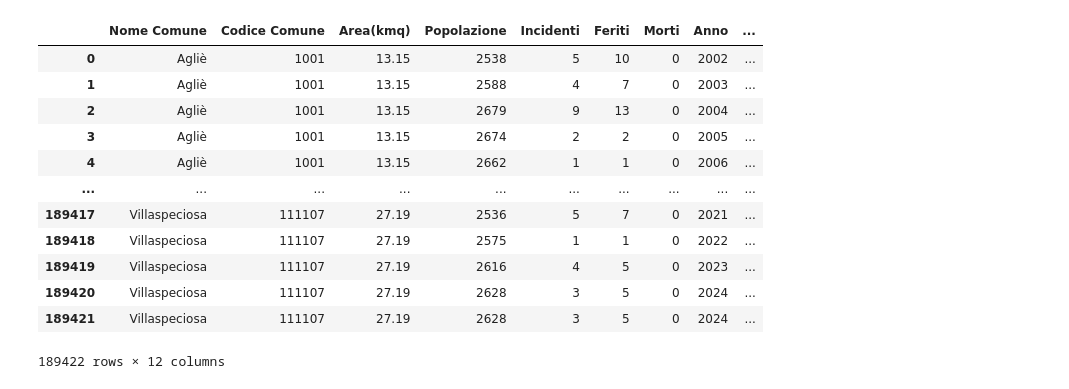
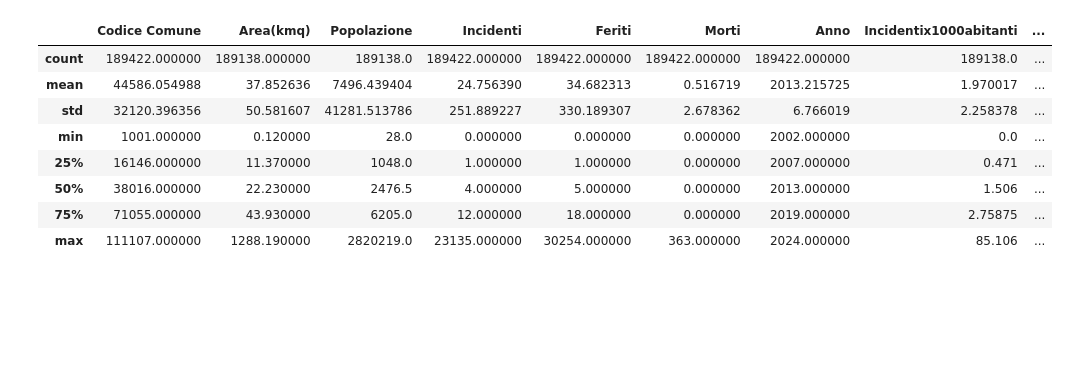
Before and after one commit to giuliocipone-lang/Boolean_capstone_project, a Jupyter notebook: EDA.ipynb, the cells around one changed output. Drawn from its saved outputs; the diff is of its cells as text; code cells hidden in the pictures; blank space fills up the shorter version.

```diff
--- a/EDA.ipynb
+++ b/EDA.ipynb
@@ -20,18 +20,14 @@ df['ab/km²'] = round(df['Popolazione']/(df['Area(kmq)']), 2)
 #Tasso di mortiferiti per incidenti mi dà quanto è grave.
 df['morti+feriti/incidenti'] = round((df['Feriti']+df['Morti'])/(df['Incidenti']), 2)
 # %%
-df
+df.describe()
 # %% [output]
-|  | Nome Comune | Codice Comune | Area(kmq) | Popolazione | Incidenti | Feriti | Morti | Anno | ... |
-| 0 | Agliè | 1001 | 13.15 | 2538 | 5 | 10 | 0 | 2002 | ... |
-| 1 | Agliè | 1001 | 13.15 | 2588 | 4 | 7 | 0 | 2003 | ... |
-| 2 | Agliè | 1001 | 13.15 | 2679 | 9 | 13 | 0 | 2004 | ... |
-| 3 | Agliè | 1001 | 13.15 | 2674 | 2 | 2 | 0 | 2005 | ... |
-| 4 | Agliè | 1001 | 13.15 | 2662 | 1 | 1 | 0 | 2006 | ... |
-| ... | ... | ... | ... | ... | ... | ... | ... | ... | ... |
-| 189417 | Villaspeciosa | 111107 | 27.19 | 2536 | 5 | 7 | 0 | 2021 | ... |
-| 189418 | Villaspeciosa | 111107 | 27.19 | 2575 | 1 | 1 | 0 | 2022 | ... |
-| 189419 | Villaspeciosa | 111107 | 27.19 | 2616 | 4 | 5 | 0 | 2023 | ... |
-| 189420 | Villaspeciosa | 111107 | 27.19 | 2628 | 3 | 5 | 0 | 2024 | ... |
-| 189421 | Villaspeciosa | 111107 | 27.19 | 2628 | 3 | 5 | 0 | 2024 | ... |
+|  | Codice Comune | Area(kmq) | Popolazione | Incidenti | Feriti | Morti | Anno | Incidentix1000abitanti | ... |
+| count | 189422.000000 | 189138.000000 | 189138.0 | 189422.000000 | 189422.000000 | 189422.000000 | 189422.000000 | 189138.0 | ... |
+| mean | 44586.054988 | 37.852636 | 7496.439404 | 24.756390 | 34.682313 | 0.516719 | 2013.215725 | 1.970017 | ... |
+| std | 32120.396356 | 50.581607 | 41281.513786 | 251.889227 | 330.189307 | 2.678362 | 6.766019 | 2.258378 | ... |
+| min | 1001.000000 | 0.120000 | 28.0 | 0.000000 | 0.000000 | 0.000000 | 2002.000000 | 0.0 | ... |
+| 25% | 16146.000000 | 11.370000 | 1048.0 | 1.000000 | 1.000000 | 0.000000 | 2007.000000 | 0.471 | ... |
+| 50% | 38016.000000 | 22.230000 | 2476.5 | 4.000000 | 5.000000 | 0.000000 | 2013.000000 | 1.506 | ... |
+| 75% | 71055.000000 | 43.930000 | 6205.0 | 12.000000 | 18.000000 | 0.000000 | 2019.000000 | 2.75875 | ... |
+| max | 111107.000000 | 1288.190000 | 2820219.0 | 23135.000000 | 30254.000000 | 363.000000 | 2024.000000 | 85.106 | ... |
-189422 rows × 12 columns
```
Also changed, not shown: parts of 3 cells of this notebook, 1 other file.
